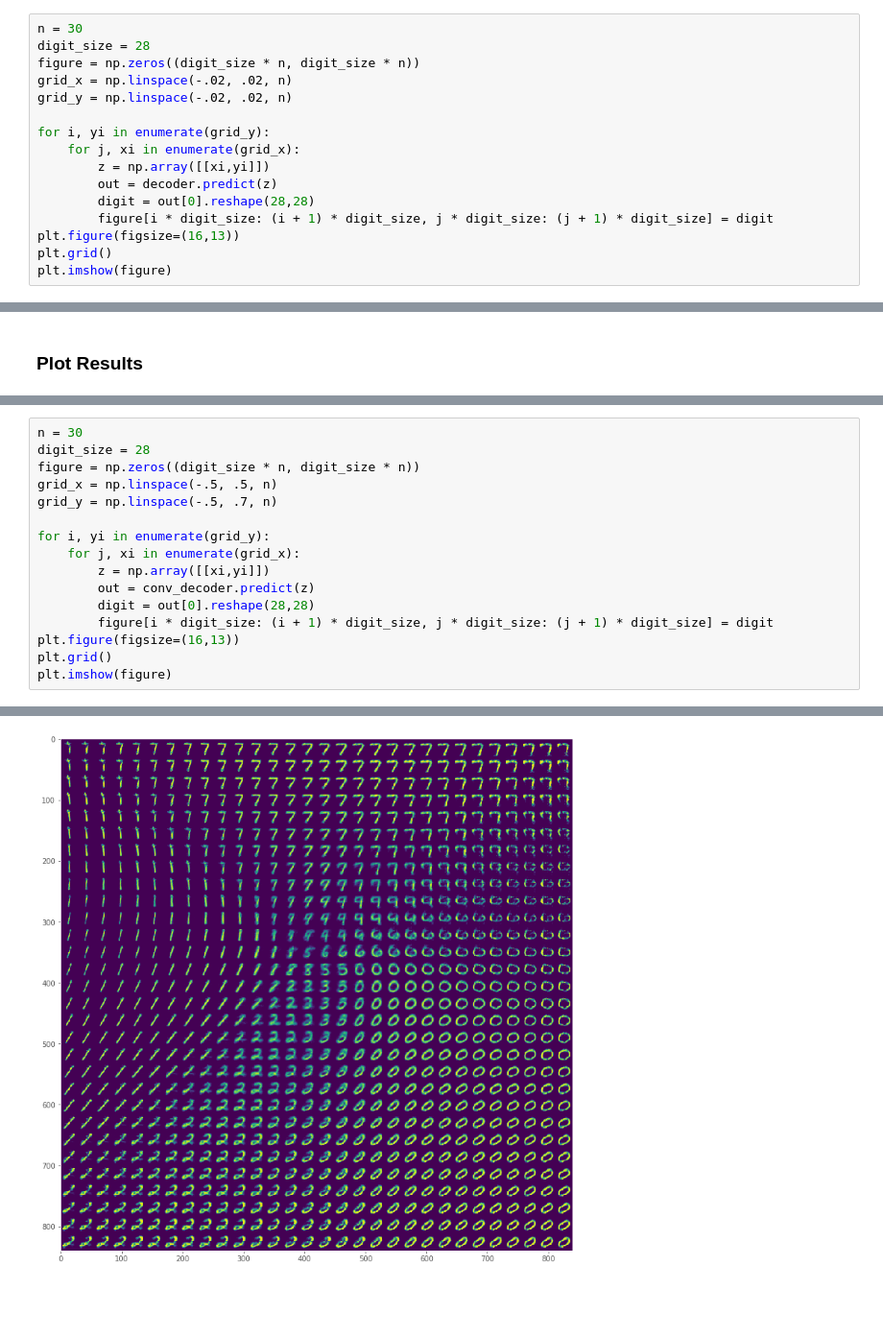
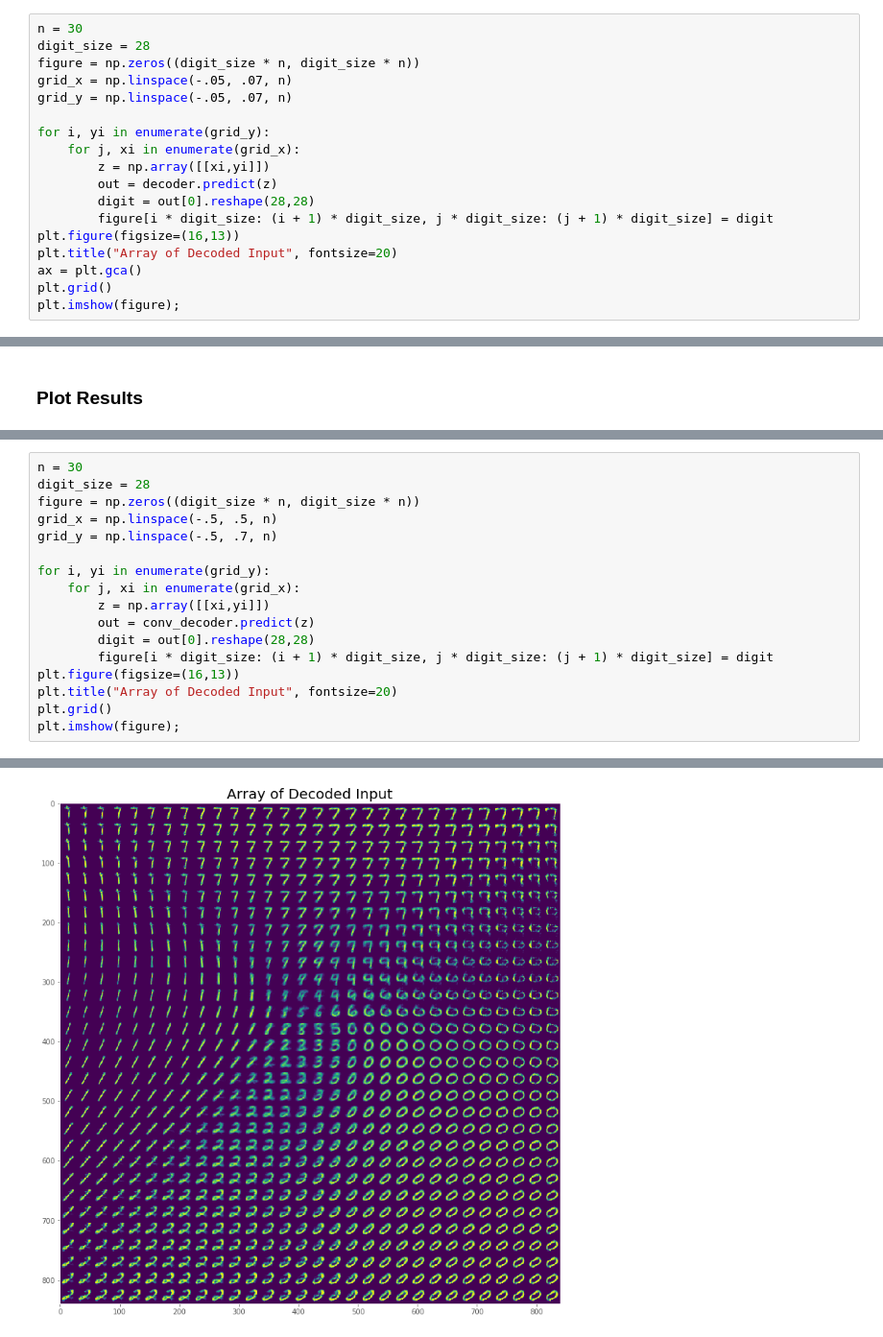
Before and after one commit to gandhiy/variational_inference, a Jupyter notebook: VAE MNIST.ipynb, the cells around one changed output, grey strips where cells are left out. Shown at 96% size. Saved outputs shown, nothing was run; the diff lists cells and outputs as text; blank space fills up the shorter version.

Commit message:
updated readme and plots

```diff
--- a/VAE MNIST.ipynb
+++ b/VAE MNIST.ipynb
@@ -83,8 +85,8 @@ plt.show()
 n = 30
 digit_size = 28
 figure = np.zeros((digit_size * n, digit_size * n))
-grid_x = np.linspace(-.02, .02, n)
-grid_y = np.linspace(-.02, .02, n)
+grid_x = np.linspace(-.05, .07, n)
+grid_y = np.linspace(-.05, .07, n)
 
 for i, yi in enumerate(grid_y):
     for j, xi in enumerate(grid_x):
@@ -93,6 +95,8 @@ for i, yi in enumerate(grid_y):
         digit = out[0].reshape(28,28)
         figure[i * digit_size: (i + 1) * digit_size, j * digit_size: (j + 1) * digit_size] = digit
 plt.figure(figsize=(16,13))
+plt.title("Array of Decoded Input", fontsize=20)
+ax = plt.gca()
 plt.grid()
-plt.imshow(figure)
+plt.imshow(figure);
 # %% [output]
@@ -193,6 +198,7 @@ for i, yi in enumerate(grid_y):
         digit = out[0].reshape(28,28)
         figure[i * digit_size: (i + 1) * digit_size, j * digit_size: (j + 1) * digit_size] = digit
 plt.figure(figsize=(16,13))
+plt.title("Array of Decoded Input", fontsize=20)
 plt.grid()
-plt.imshow(figure)
+plt.imshow(figure);
 # %% [output]
@@ -200,2 +205,2 @@ plt.imshow(figure)
-[figure, old version]
+[figure, new version]
 # %% [markdown]
```
Also changed, not shown: parts of 7 cells of this notebook, 1 other file.
